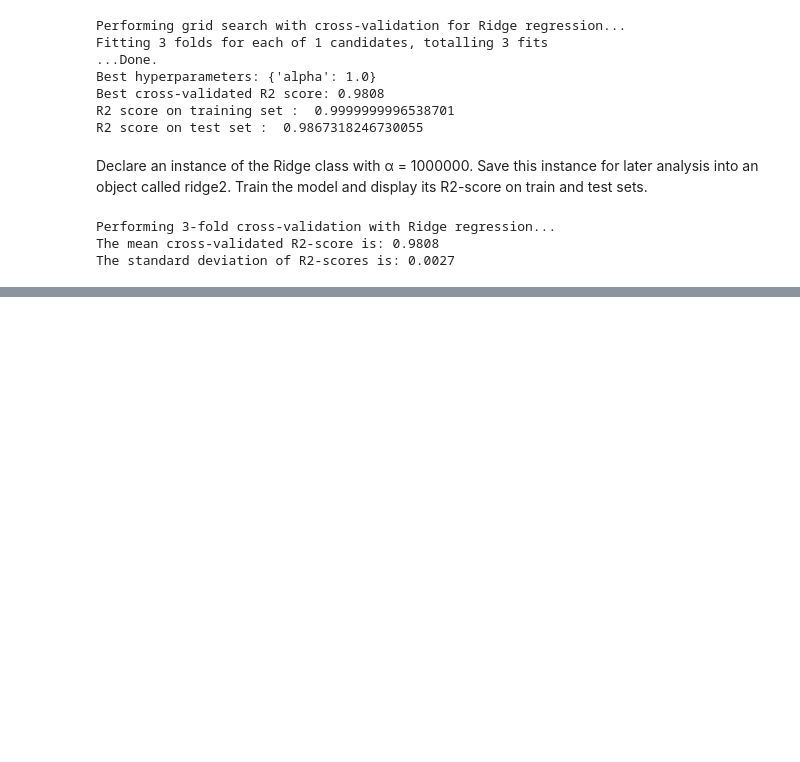
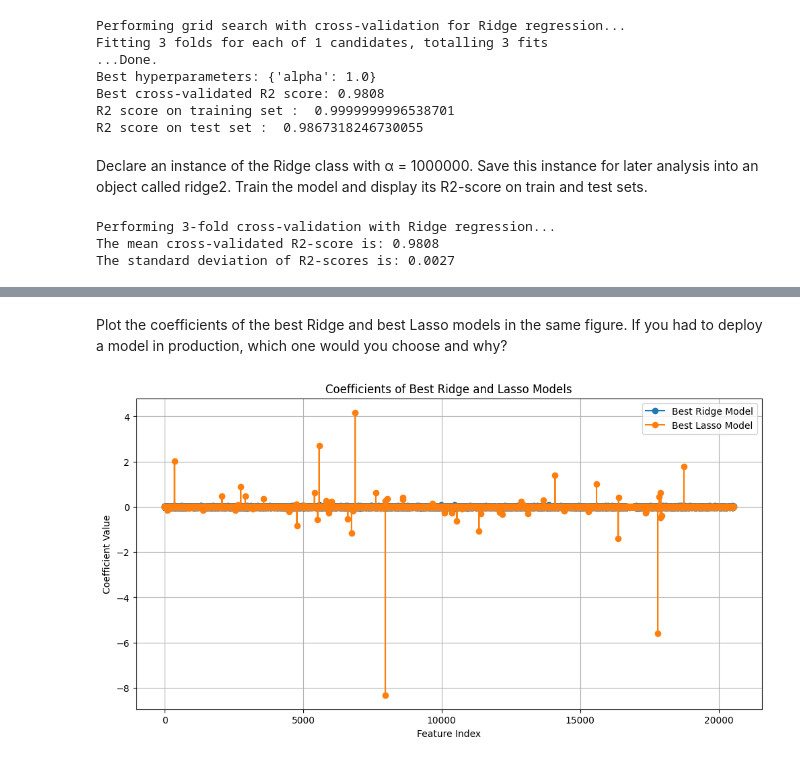
Before and after one commit to msche81/2-Jedha_Fullstack, a Jupyter notebook: 6_supervised_Machine_earning/3_regularization-hyperparameter-optimization_supervised_machine_learning/1-2_regularization-ridge-exercice.ipynb, the cells around one changed output, grey strips where cells are left out. Cells and saved outputs as stored; diff of their text form; code cells hidden in the pictures; blank space fills up the shorter version.

```diff
--- a/6_supervised_Machine_earning/3_regularization-hyperparameter-optimization_supervised_machine_learning/1-2_regularization-ridge-exercice.ipynb
+++ b/6_supervised_Machine_earning/3_regularization-hyperparameter-optimization_supervised_machine_learning/1-2_regularization-ridge-exercice.ipynb
@@ -331,0 +583,21 @@ print("R2 score on test set : ", gridsearch.score(X_test, y_test))
+# %%
+# Meilleur modèle Ridge et Lasso extraits de GridSearchCV
+best_ridge = ridge_grid.best_estimator_
+best_lasso = lasso_grid.best_estimator_
+
+# Scores pour le meilleur modèle Ridge
+ridge_train_score = best_ridge.score(X_train, y_train)
+ridge_test_score = best_ridge.score(X_test, y_test)
+print("Best Ridge model:")
+print("R2 score on training set:", ridge_train_score)
+print("R2 score on test set:", ridge_test_score)
+
+# Ligne vide pour séparation
+print()
+
+# Scores pour le meilleur modèle Lasso
+lasso_train_score = best_lasso.score(X_train, y_train)
+lasso_test_score = best_lasso.score(X_test, y_test)
+print("Best Lasso model:")
+print("R2 score on training set:", lasso_train_score)
+print("R2 score on test set:", lasso_test_score)
@@ -331,0 +612,27 @@ print("R2 score on test set : ", gridsearch.score(X_test, y_test))
+# %% [markdown]
+Plot the coefficients of the best Ridge and best Lasso models in the same figure. If you had to deploy a model in production, which one would you choose and why?
+# %%
+# Extraire les coefficients des meilleurs modèles
+ridge_coefficients = best_ridge.coef_
+lasso_coefficients = best_lasso.coef_
+
+# Création d'un DataFrame pour faciliter le tracé
+df_coefficients = pd.DataFrame({
+    "Best Ridge Coefficients": ridge_coefficients,
+    "Best Lasso Coefficients": lasso_coefficients
+})
+
+# Tracé des coefficients
+plt.figure(figsize=(12, 6))
+plt.plot(df_coefficients["Best Ridge Coefficients"], label='Best Ridge Model', linestyle='-', marker='o')
+plt.plot(df_coefficients["Best Lasso Coefficients"], label='Best Lasso Model', linestyle='-', marker='o')
+
+# Paramètres du graphique
+plt.xlabel("Feature Index")
+plt.ylabel("Coefficient Value")
+plt.title("Coefficients of Best Ridge and Lasso Models")
+plt.legend()
+plt.grid(True)
+plt.show()
+# %% [output]
+[figure, added]
```
Also changed, not shown: parts of 34 cells of this notebook, 1 other file.
